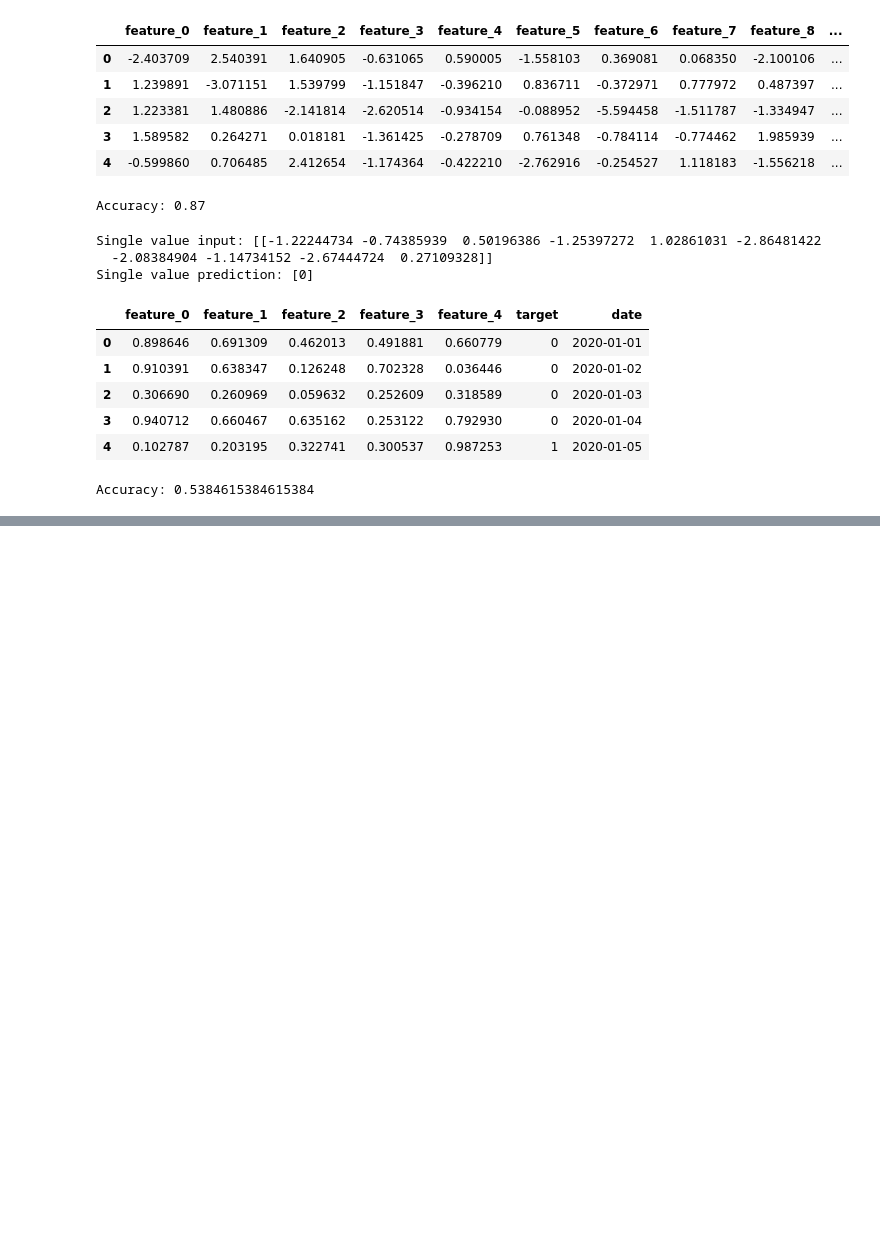
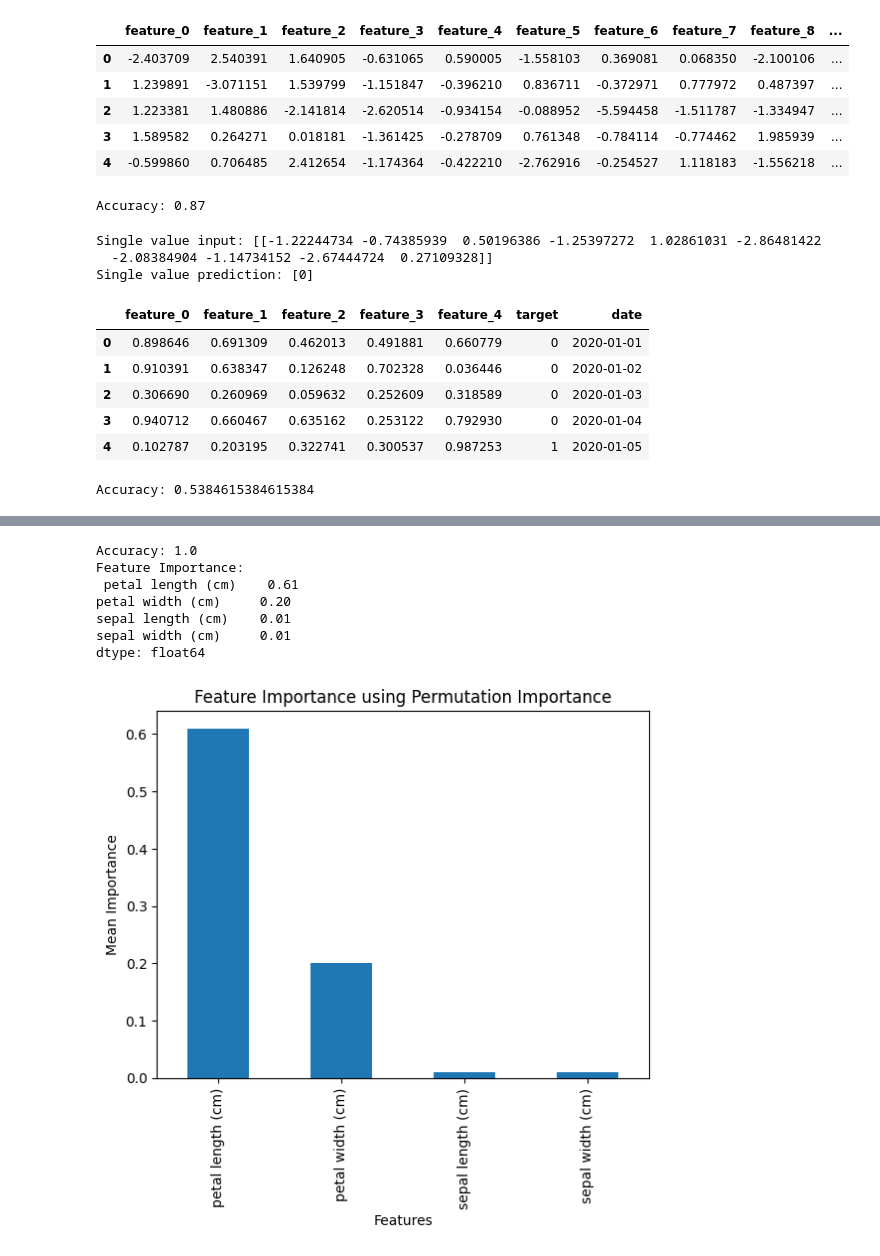
Before and after one commit to rahul8879/rbyte_ai_engineering, a Jupyter notebook: Machine_learning/01_knn_algorithm.ipynb, the cells around one changed output, grey strips where cells are left out. Cells and saved outputs as stored; diff of their text form; code cells hidden in the pictures; blank space fills up the shorter version.

```diff
--- a/Machine_learning/01_knn_algorithm.ipynb
+++ b/Machine_learning/01_knn_algorithm.ipynb
@@ -355,3 +355,18 @@ Accuracy: 0.5384615384615384
 # Create a balanced multi-class dataset and evaluate the KNN model on it.
 # Implement time-based splitting on a different time series dataset and evaluate the KNN model.
 # Try with undersampling techniques and compare the results with oversampling.
+# %%
+# feature importance using KNN
+from sklearn.datasets import load_iris
+from sklearn.model_selection import train_test_split
+from sklearn.neighbors import KNeighborsClassifier
+from sklearn.metrics import accuracy_score
+from sklearn.inspection import permutation_importance
+
+data = load_iris()
+X = data.data
+y = data.target
+
+df = pd.DataFrame(X, columns=data.feature_names)
+df['target'] = y
+df.head()
@@ -357,0 +380,31 @@ Accuracy: 0.5384615384615384
+# %%
+# lets split the data
+X_train, X_test, y_train, y_test = train_test_split(X, y, test_size=0.2, random_state=42)
+model = KNeighborsClassifier(n_neighbors=5)
+model.fit(X_train, y_train)
+y_pred = model.predict(X_test)
+accuracy = accuracy_score(y_test, y_pred)
+print("Accuracy:", accuracy)
+
+# feature importance using permutation importance
+result = permutation_importance(model, X_test, y_test, n_repeats=10, random_state=42, n_jobs=-1)
+importance_df = pd.DataFrame(result.importances.T, columns=data.feature_names)
+importance_df_mean = importance_df.mean().sort_values(ascending=False)
+print("Feature Importance:\n", importance_df_mean)
+
+# lets plot the feature importance
+import matplotlib.pyplot as plt
+importance_df_mean.plot(kind='bar')
+plt.title('Feature Importance using Permutation Importance')
+plt.ylabel('Mean Importance')
+plt.xlabel('Features')
+plt.show()
+# %% [output]
+Accuracy: 1.0
+Feature Importance:
+ petal length (cm)    0.61
+petal width (cm)     0.20
+sepal length (cm)    0.01
+sepal width (cm)     0.01
+dtype: float64
+[figure, added]
```
Also changed, not shown: parts of 1 cell of this notebook.
